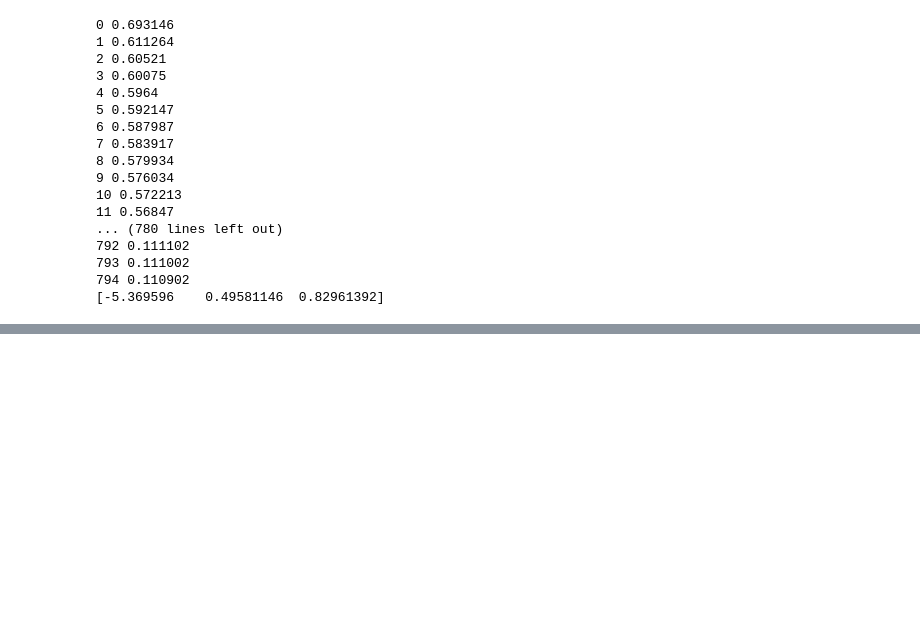
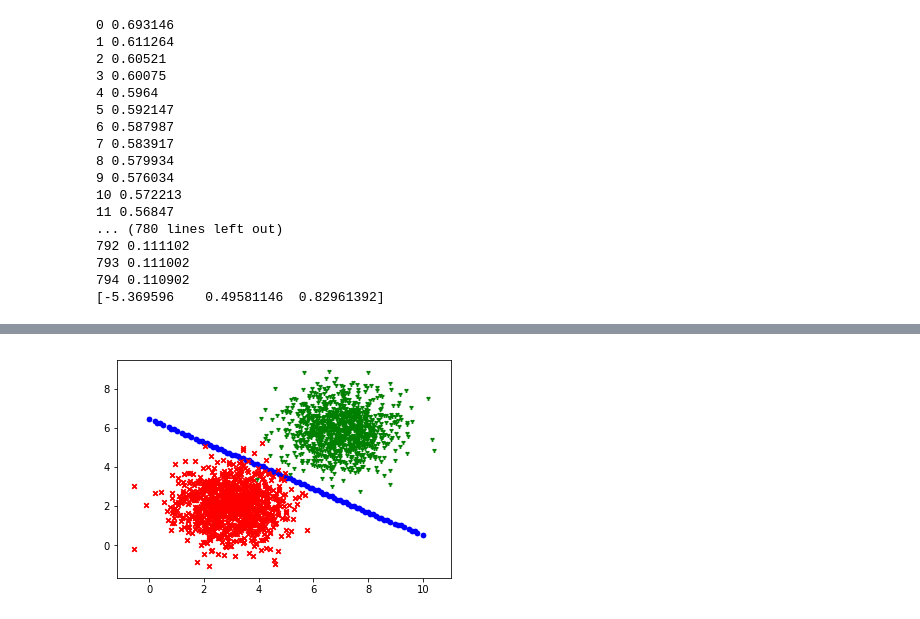
Before and after one commit to TanUkkii007/machine-learning-with-tensorflow, a Jupyter notebook: ch04/Listing 4.7 Using TensorFlow for multi-dimensional logistic regression.ipynb, the cells around one changed output, grey strips where cells are left out. Saved outputs shown, nothing was run; the diff lists cells and outputs as text; code cells hidden in the pictures; blank space fills up the shorter version.

```diff
--- a/ch04/Listing 4.7 Using TensorFlow for multi-dimensional logistic regression.ipynb
+++ b/ch04/Listing 4.7 Using TensorFlow for multi-dimensional logistic regression.ipynb
@@ -66,5 +66,6 @@ for x1_test in np.linspace(0, 10, 100):
 
 plt.scatter(x1_boundary, x2_boundary, c='b', marker='o', s=20)
 plt.scatter(x1_label1, x2_label1, c='r', marker='x', s=20)
-plt.scatter(x1_label2, x2_label2, c='g', marker='1', s=2)
+plt.scatter(x1_label2, x2_label2, c='g', marker='1', s=20)
+plt.show()
 # %% [output]
@@ -71,0 +72 @@ SyntaxError: unexpected EOF while parsing (<ipython-input-13-6ef29d426e9e>, line
+[figure, added]
```
Also changed, not shown: parts of 1 cell of this notebook.
